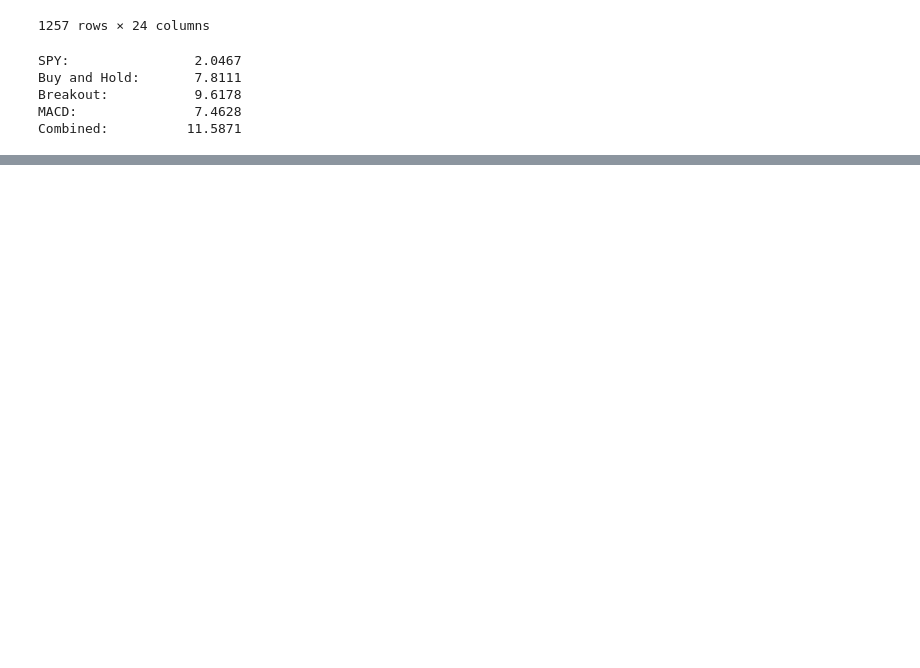
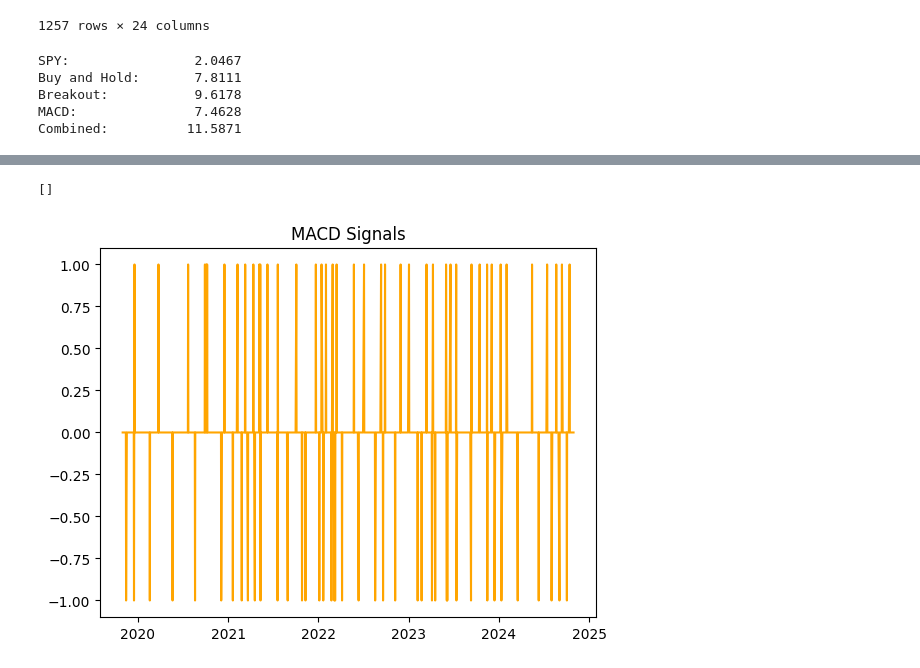
Before and after one commit to memelooody/Bitcoin-Trading-Strategies, a Jupyter notebook: Test.ipynb, the cells around one changed output, grey strips where cells are left out. Drawn from its saved outputs; the diff is of its cells as text; code cells hidden in the pictures; blank space fills up the shorter version.

```diff
--- a/Test.ipynb
+++ b/Test.ipynb
@@ -323,0 +331,7 @@ Combined:          11.5871
+# %%
+plt.plot(merged_data['date'], merged_data['sig_2'], label='BreakOut', color='orange', linestyle='-')
+plt.title('MACD Signals')
+plt.plot()
+# %% [output]
+[]
+[figure, added]
```
Also changed, not shown: parts of 8 cells of this notebook.
